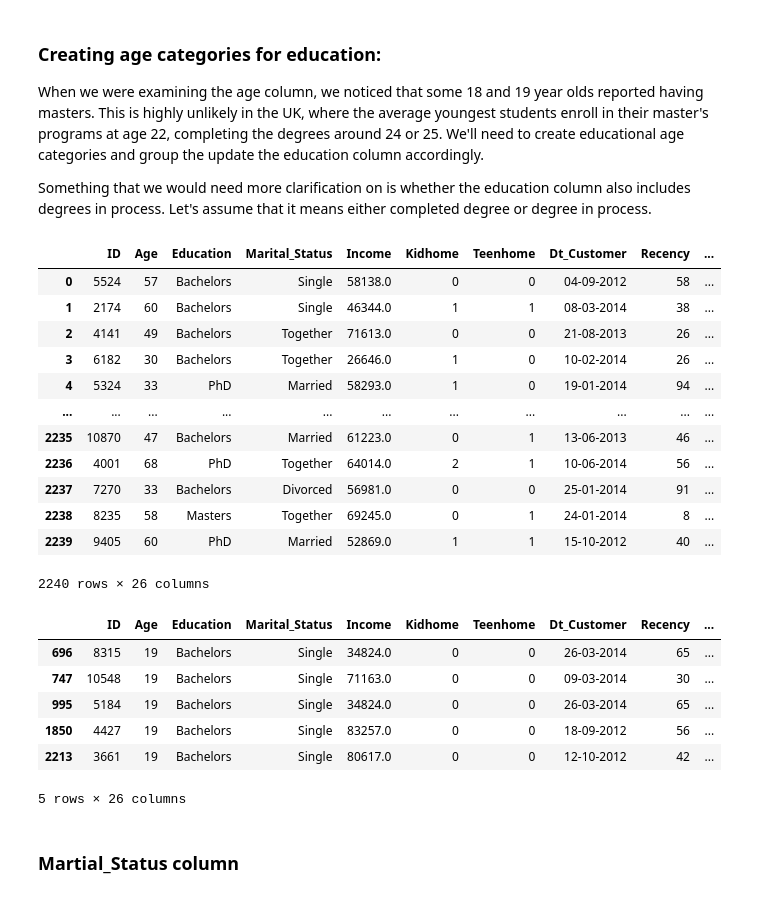
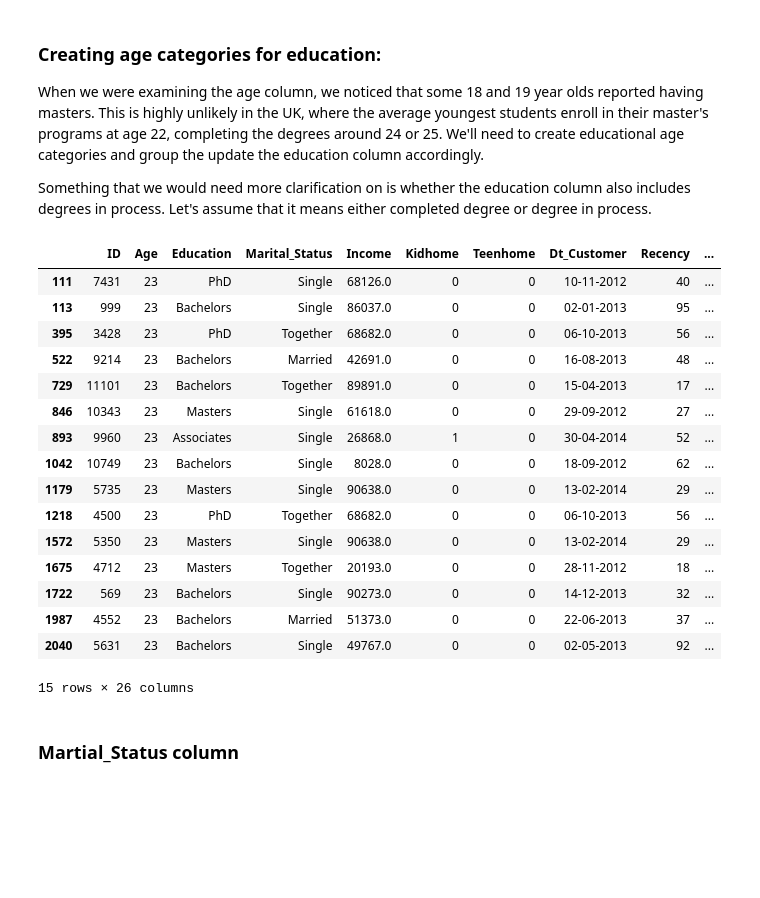
Before and after one commit to lauxpaux/CustomerSegmentation, a Jupyter notebook: customer_segmentation.ipynb, the cells around one changed output. Drawn from its saved outputs; the diff is of its cells as text; code cells hidden in the pictures; blank space fills up the shorter version.

```diff
--- a/customer_segmentation.ipynb
+++ b/customer_segmentation.ipynb
@@ -427,32 +427,26 @@ When we were examining the age column, we noticed that some 18 and 19 year olds
 Something that we would need more clarification on is whether the education column also includes degrees in process. Let's assume that it means either completed degree or degree in process.
 # %%
 df.loc[df.Age <= 19, 'Education'] = 'Bachelors'
-# %%
-df
-# %% [output]
-|  | ID | Age | Education | Marital_Status | Income | Kidhome | Teenhome | Dt_Customer | Recency | ... |
-| 0 | 5524 | 57 | Bachelors | Single | 58138.0 | 0 | 0 | 04-09-2012 | 58 | ... |
-| 1 | 2174 | 60 | Bachelors | Single | 46344.0 | 1 | 1 | 08-03-2014 | 38 | ... |
-| 2 | 4141 | 49 | Bachelors | Together | 71613.0 | 0 | 0 | 21-08-2013 | 26 | ... |
-| 3 | 6182 | 30 | Bachelors | Together | 26646.0 | 1 | 0 | 10-02-2014 | 26 | ... |
-| 4 | 5324 | 33 | PhD | Married | 58293.0 | 1 | 0 | 19-01-2014 | 94 | ... |
-| ... | ... | ... | ... | ... | ... | ... | ... | ... | ... | ... |
-| 2235 | 10870 | 47 | Bachelors | Married | 61223.0 | 0 | 1 | 13-06-2013 | 46 | ... |
-| 2236 | 4001 | 68 | PhD | Together | 64014.0 | 2 | 1 | 10-06-2014 | 56 | ... |
-| 2237 | 7270 | 33 | Bachelors | Divorced | 56981.0 | 0 | 0 | 25-01-2014 | 91 | ... |
-| 2238 | 8235 | 58 | Masters | Together | 69245.0 | 0 | 1 | 24-01-2014 | 8 | ... |
-| 2239 | 9405 | 60 | PhD | Married | 52869.0 | 1 | 1 | 15-10-2012 | 40 | ... |
-2240 rows × 26 columns
 # %%
-df[df['Age'] == 19]
+df[df['Age'] == 23]
 # %% [output]
 |  | ID | Age | Education | Marital_Status | Income | Kidhome | Teenhome | Dt_Customer | Recency | ... |
-| 696 | 8315 | 19 | Bachelors | Single | 34824.0 | 0 | 0 | 26-03-2014 | 65 | ... |
-| 747 | 10548 | 19 | Bachelors | Single | 71163.0 | 0 | 0 | 09-03-2014 | 30 | ... |
-| 995 | 5184 | 19 | Bachelors | Single | 34824.0 | 0 | 0 | 26-03-2014 | 65 | ... |
-| 1850 | 4427 | 19 | Bachelors | Single | 83257.0 | 0 | 0 | 18-09-2012 | 56 | ... |
-| 2213 | 3661 | 19 | Bachelors | Single | 80617.0 | 0 | 0 | 12-10-2012 | 42 | ... |
+| 111 | 7431 | 23 | PhD | Single | 68126.0 | 0 | 0 | 10-11-2012 | 40 | ... |
+| 113 | 999 | 23 | Bachelors | Single | 86037.0 | 0 | 0 | 02-01-2013 | 95 | ... |
+| 395 | 3428 | 23 | PhD | Together | 68682.0 | 0 | 0 | 06-10-2013 | 56 | ... |
+| 522 | 9214 | 23 | Bachelors | Married | 42691.0 | 0 | 0 | 16-08-2013 | 48 | ... |
+| 729 | 11101 | 23 | Bachelors | Together | 89891.0 | 0 | 0 | 15-04-2013 | 17 | ... |
+| 846 | 10343 | 23 | Masters | Single | 61618.0 | 0 | 0 | 29-09-2012 | 27 | ... |
+| 893 | 9960 | 23 | Associates | Single | 26868.0 | 1 | 0 | 30-04-2014 | 52 | ... |
+| 1042 | 10749 | 23 | Bachelors | Single | 8028.0 | 0 | 0 | 18-09-2012 | 62 | ... |
+| 1179 | 5735 | 23 | Masters | Single | 90638.0 | 0 | 0 | 13-02-2014 | 29 | ... |
+| 1218 | 4500 | 23 | PhD | Together | 68682.0 | 0 | 0 | 06-10-2013 | 56 | ... |
+| 1572 | 5350 | 23 | Masters | Single | 90638.0 | 0 | 0 | 13-02-2014 | 29 | ... |
+| 1675 | 4712 | 23 | Masters | Together | 20193.0 | 0 | 0 | 28-11-2012 | 18 | ... |
+| 1722 | 569 | 23 | Bachelors | Single | 90273.0 | 0 | 0 | 14-12-2013 | 32 | ... |
+| 1987 | 4552 | 23 | Bachelors | Married | 51373.0 | 0 | 0 | 22-06-2013 | 37 | ... |
+| 2040 | 5631 | 23 | Bachelors | Single | 49767.0 | 0 | 0 | 02-05-2013 | 92 | ... |
-5 rows × 26 columns
+15 rows × 26 columns
 # %% [markdown]
 ### Martial_Status column
 # %% [markdown]
```
Also changed, not shown: parts of 15 cells of this notebook.
